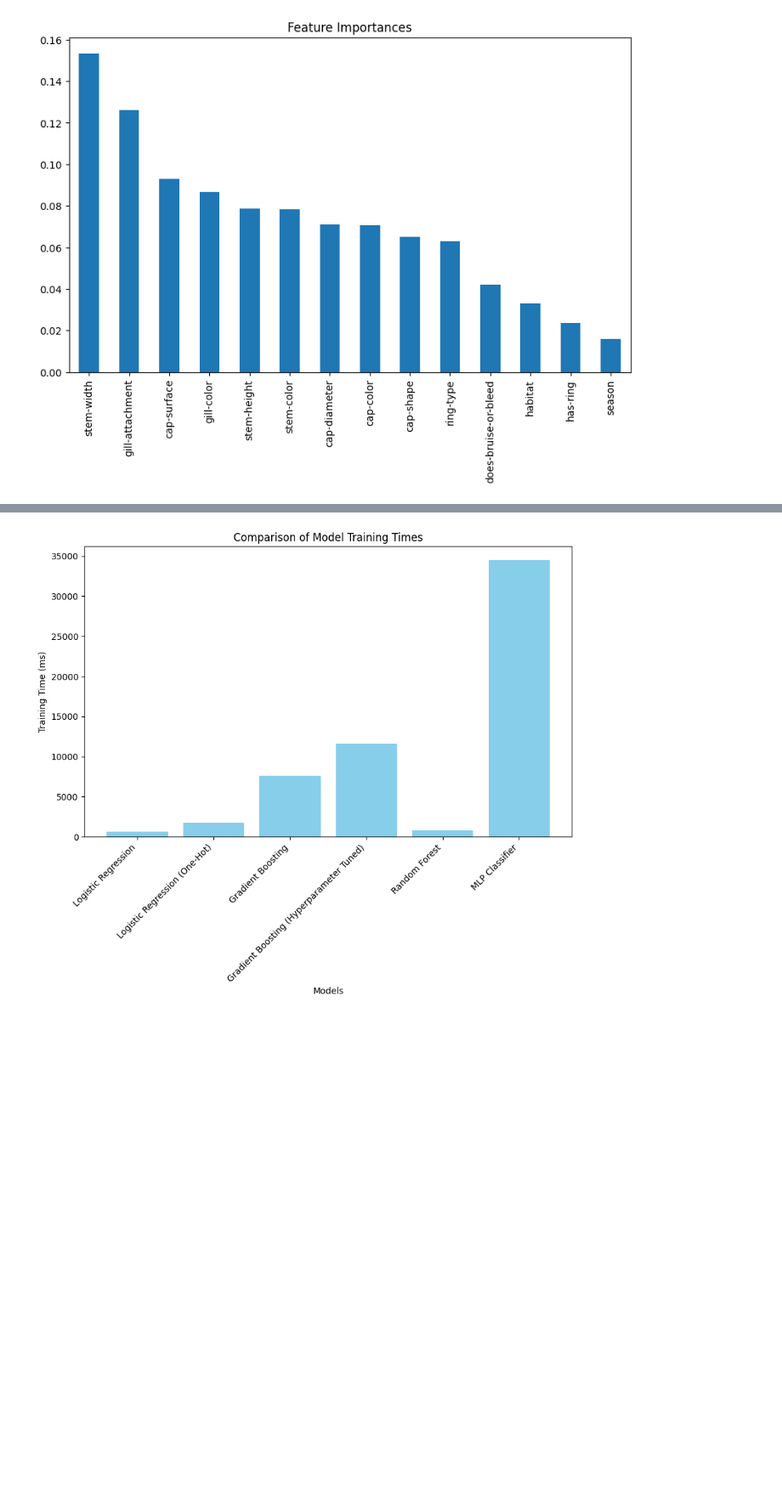
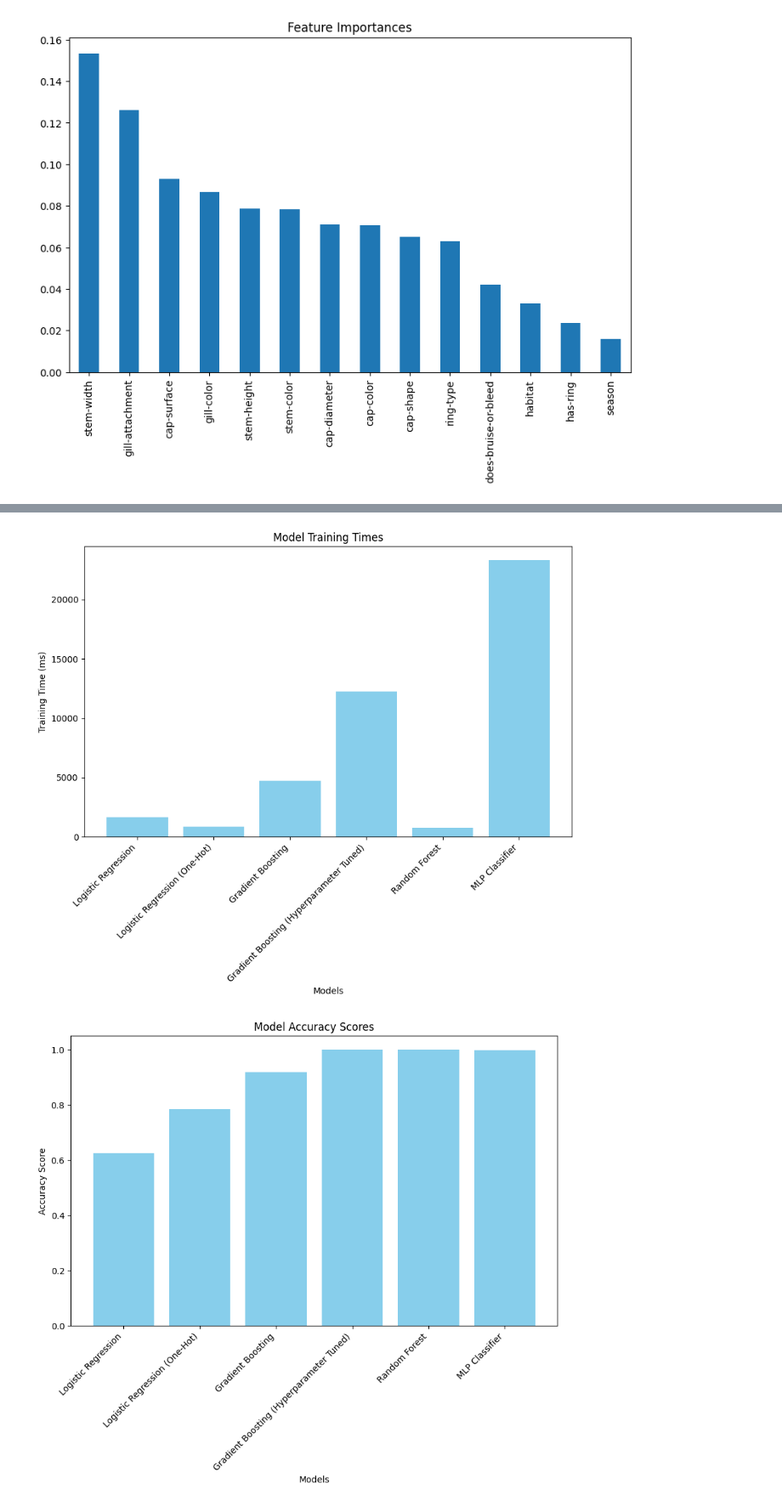
Before and after one commit to porterwilcox/supervised-learning, a Jupyter notebook: supervised-learning.ipynb, the cells around one changed output, grey strips where cells are left out. Shown at 85% size. Cells and saved outputs as stored; diff of their text form; code cells hidden in the pictures; blank space fills up the shorter version.

```diff
--- a/supervised-learning.ipynb
+++ b/supervised-learning.ipynb
@@ -642,13 +690,25 @@ weighted avg       1.00      1.00      1.00     15268
 # %%
 models = list(training_times.keys())
 times = list(training_times.values())
 
 plt.figure(figsize=(10, 6))
 plt.bar(models, times, color='skyblue')
 plt.xlabel("Models")
 plt.ylabel("Training Time (ms)")
-plt.title("Comparison of Model Training Times")
+plt.title("Model Training Times")
 plt.xticks(rotation=45, ha="right")
 plt.show()
+
+models = list(accuracy_scores.keys())
+times = list(accuracy_scores.values())
+
+plt.figure(figsize=(10, 6))
+plt.bar(models, times, color='skyblue')
+plt.xlabel("Models")
+plt.ylabel("Accuracy Score")
+plt.title("Model Accuracy Scores")
+plt.xticks(rotation=45, ha="right")
+plt.show()
 # %% [output]
-[figure, old version]
+[figure, new version]
+[figure, added]
```
Also changed, not shown: parts of 12 cells of this notebook, 2 other files.
